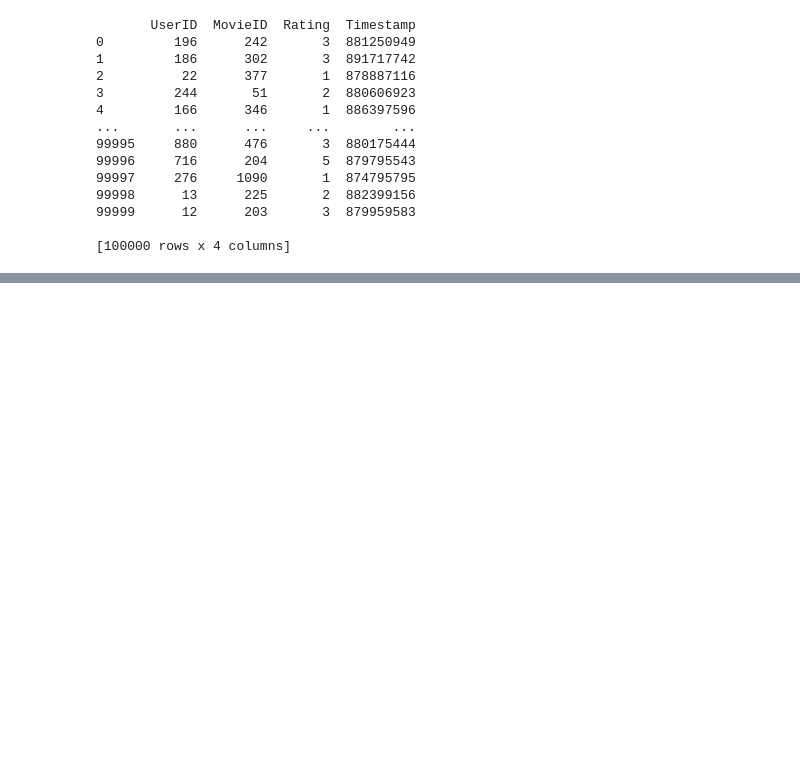
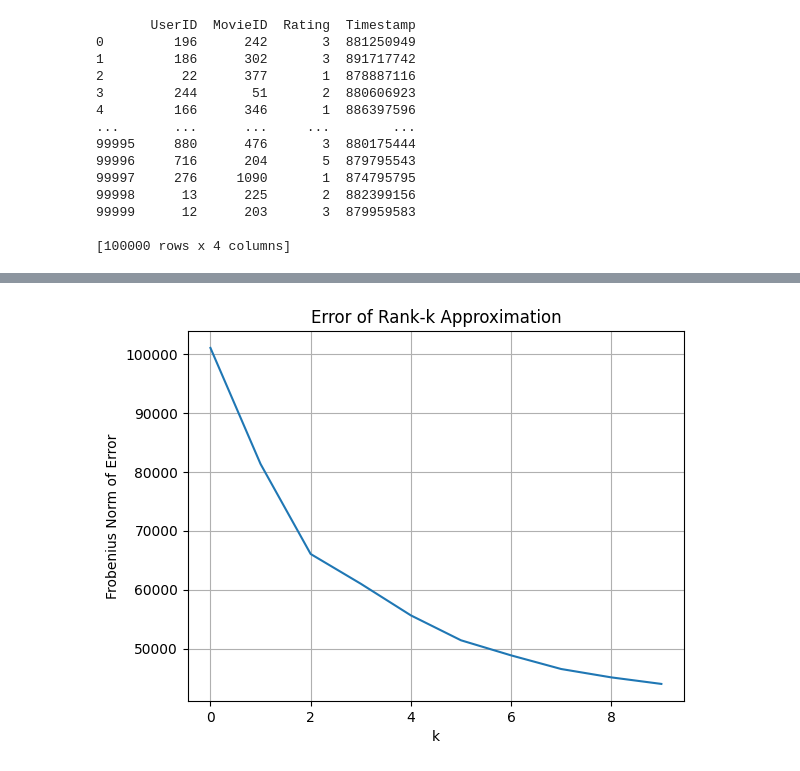
Before and after one commit to sharvanitamaskar/Principle-Component-Analysis-using-Differential-Privacy, a Jupyter notebook: PrivatePCA.ipynb, the cells around one changed output, grey strips where cells are left out. Cells and saved outputs as stored; diff of their text form; code cells hidden in the pictures; blank space fills up the shorter version.

```diff
--- a/PrivatePCA.ipynb
+++ b/PrivatePCA.ipynb
@@ -184,3 +280,18 @@ Rank-k Approximation of AgAg^T:
+# %%
+Ag_T_Ag = np.dot(Ag.T, Ag)
+
+# Frobenius norm of the error for each approximation
+errors = [np.linalg.norm(Ag_T_Ag - A_k, 'fro') for A_k in approximations]
+
+plt.figure()
+plt.plot(errors)  # Skipping the first k=0 as it's not used
+plt.title('Error of Rank-k Approximation')
+plt.xlabel('k')
+plt.ylabel('Frobenius Norm of Error')
+plt.grid(True)
+plt.show()
+# %% [output]
+[figure, added]
 # %%
 noise_mean = 0  #mean of the Gaussian noise
 noise_std_dev = 0.1  #std deviation of the Gaussian noise
```
Also changed, not shown: parts of 33 cells of this notebook.
